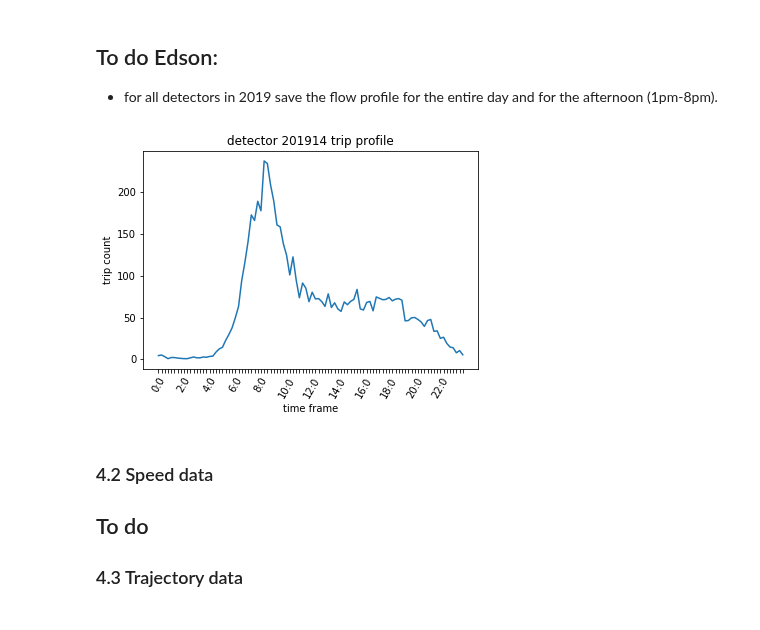
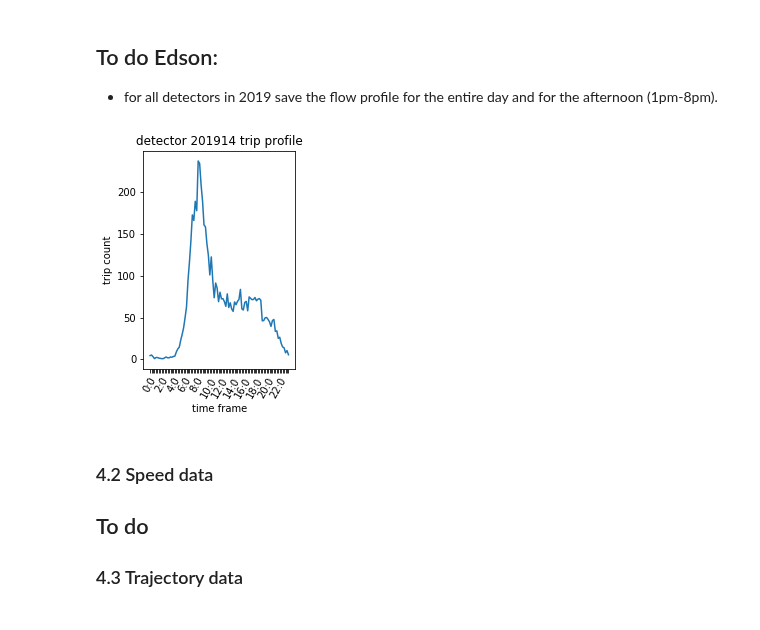
Before and after one commit to Fremont-project/data-processing, a Jupyter notebook: pipeline/KeplerGl Visual Rendering Notebook.ipynb, the cells around one changed output. Drawn from its saved outputs; the diff is of its cells as text; code cells hidden in the pictures.

```diff
--- a/pipeline/KeplerGl Visual Rendering Notebook.ipynb
+++ b/pipeline/KeplerGl Visual Rendering Notebook.ipynb
@@ -475,15 +447,21 @@ Map saved to /Users/theophile/Dropbox/Private Structured data collection/Data pr
 # %%
 from shapely.geometry import Point, LineString
+
+def get_gdf(path):
+    gdf = gpd.GeoDataFrame.from_file(path)
+    gdf = gdf.set_geometry('geometry')
+    gdf = gdf.to_crs(epsg=4326)
+    return gdf
 
 pd.set_option('display.max_rows', None)
 pd.set_option('display.max_columns', None)
 pd.set_option('display.width', None)
-pd.set_option('display.max_colwidth', -1)
+# pd.set_option('display.max_colwidth', -1)
 
 path_taz = data_path + "/Data processing/Auxiliary files/Demand/OD demand/TAZ"
-internal_taz = to_gdf(path_taz + "/Internal_TAZ.shp")
-# external_taz = to_gdf(path_taz + "/External_TAZ.shp")
-external_centroids = to_gdf(path_taz + "/External_centroids.shp")
+internal_taz = get_gdf(path_taz + "/Internal_TAZ.shp")
+# external_taz = get_gdf(path_taz + "/External_TAZ.shp")
+external_centroids = get_gdf(path_taz + "/External_centroids.shp")
 
 # Get gravity centers for all TAZs (internal and external)
 centroid_gravity = {}
@@ -573,42 +551,49 @@ dict_config = get_configs()
 # %%
 #2019 city detector info
 
-city_detector_geo = pd.read_csv(data_path + '/Data processing/Auxiliary files/Network/Infrastructure/Detectors/Detectors_old/detectors_2019.csv')
+# city_detector_geo = pd.read_csv(data_path + '/Data processing/Auxiliary files/Network/Infrastructure/Detectors/Detectors_old/detectors_2019.csv')
 
 # city detector flow info
 city_detector_flow = pd.read_csv(data_path + '/Data processing/Auxiliary files/Demand/Flow_speed/flow_processed_2019.csv')
-
 
 
 def city_detector_plot(city_detector_id):
     """
     Plot the demand profile specified city detector ID (integer with format 2019XX)
     """
     curr_detector_flow = city_detector_flow[city_detector_flow['Detector_Id'] == city_detector_id]
     curr_detector_flow = curr_detector_flow.transpose()[5:]
     curr_detector_flow['dt_15'] = curr_detector_flow.index
     curr_detector_flow.index = range(len(curr_detector_flow))
     curr_detector_flow.columns = ['count', 'dt_15']
     cols = curr_detector_flow.columns.tolist()
     cols = cols[-1:] + cols[:-1]
     curr_detector_flow = curr_detector_flow[cols]
     curr_detector_flow = curr_detector_flow.rename(columns={'count': 'Flow (Veh/15min)'})
     fig = plt.figure()
-    ax = fig.add_subplot(111)
+    ax = fig.add_subplot(121)
     ax.plot(curr_detector_flow.dt_15, curr_detector_flow['Flow (Veh/15min)'])
+
+#     ax1 = fig.add_subplot(122)
+#     one_pm = 13*4
+#     eight_pm = 20*4
+#     print(curr_detector_flow.dt_15[one_pm: eight_pm])
+#     print(curr_detector_flow['Flow (Veh/15min)'][one_pm: eight_pm])
+#     ax1.plot(curr_detector_flow.dt_15[one_pm: eight_pm], curr_detector_flow['Flow (Veh/15min)'][one_pm: eight_pm])
+
     every_nth = 8
     for n, label in enumerate(ax.xaxis.get_ticklabels()):
         if n % every_nth != 0:
             label.set_visible(False)
     plt.xticks(rotation=60)
     plt.title("detector " + str(city_detector_id) +" trip profile")
     plt.xlabel("time frame")
     plt.ylabel("trip count")
     plt.show()
 
 city_detector_plot(201914)
 # %% [output]
-[figure, old version]
+[figure, new version]
 # %% [markdown]
 ### 4.2 Speed data
 
```
Also changed, not shown: parts of 12 cells of this notebook, 1 other file.
